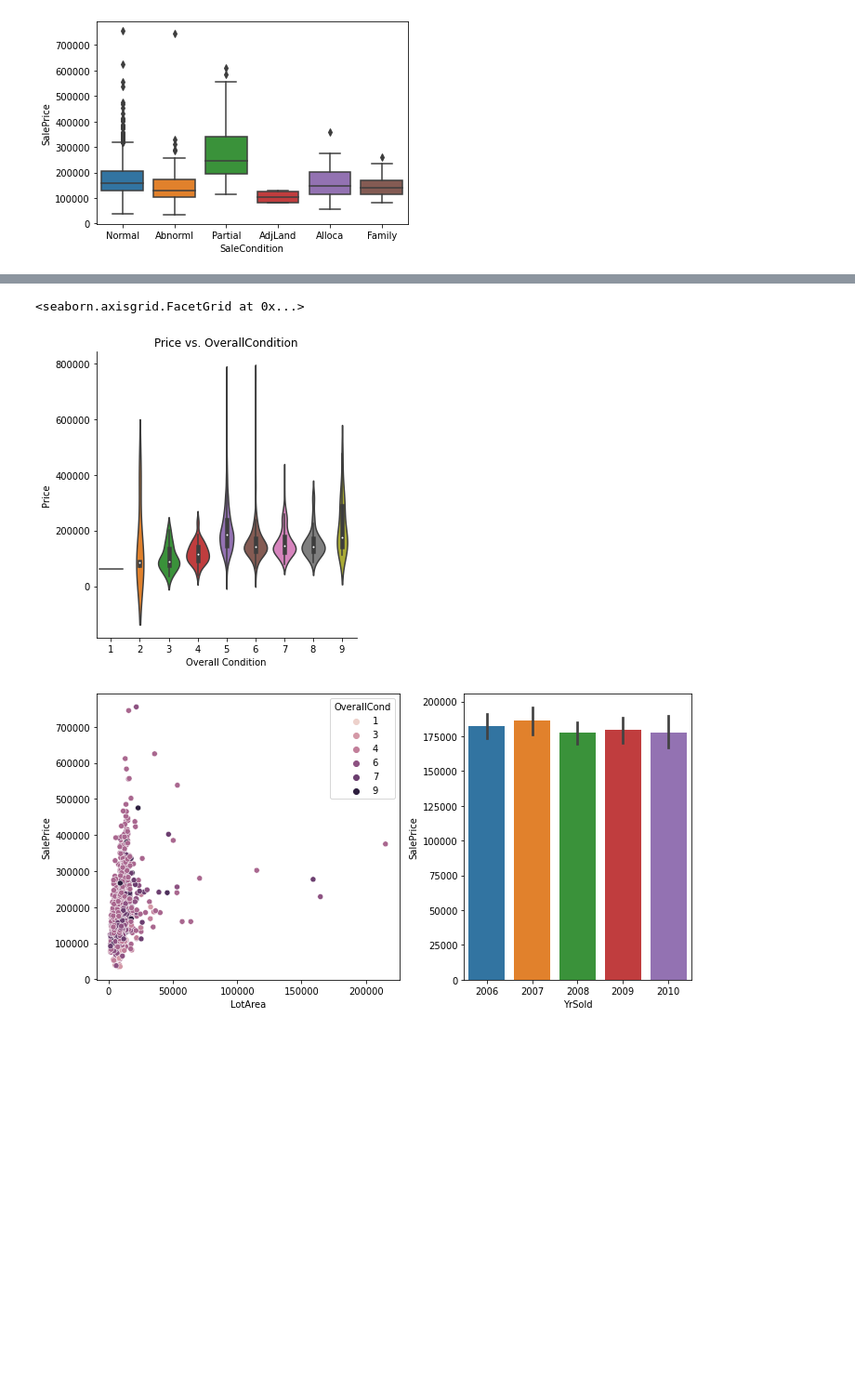
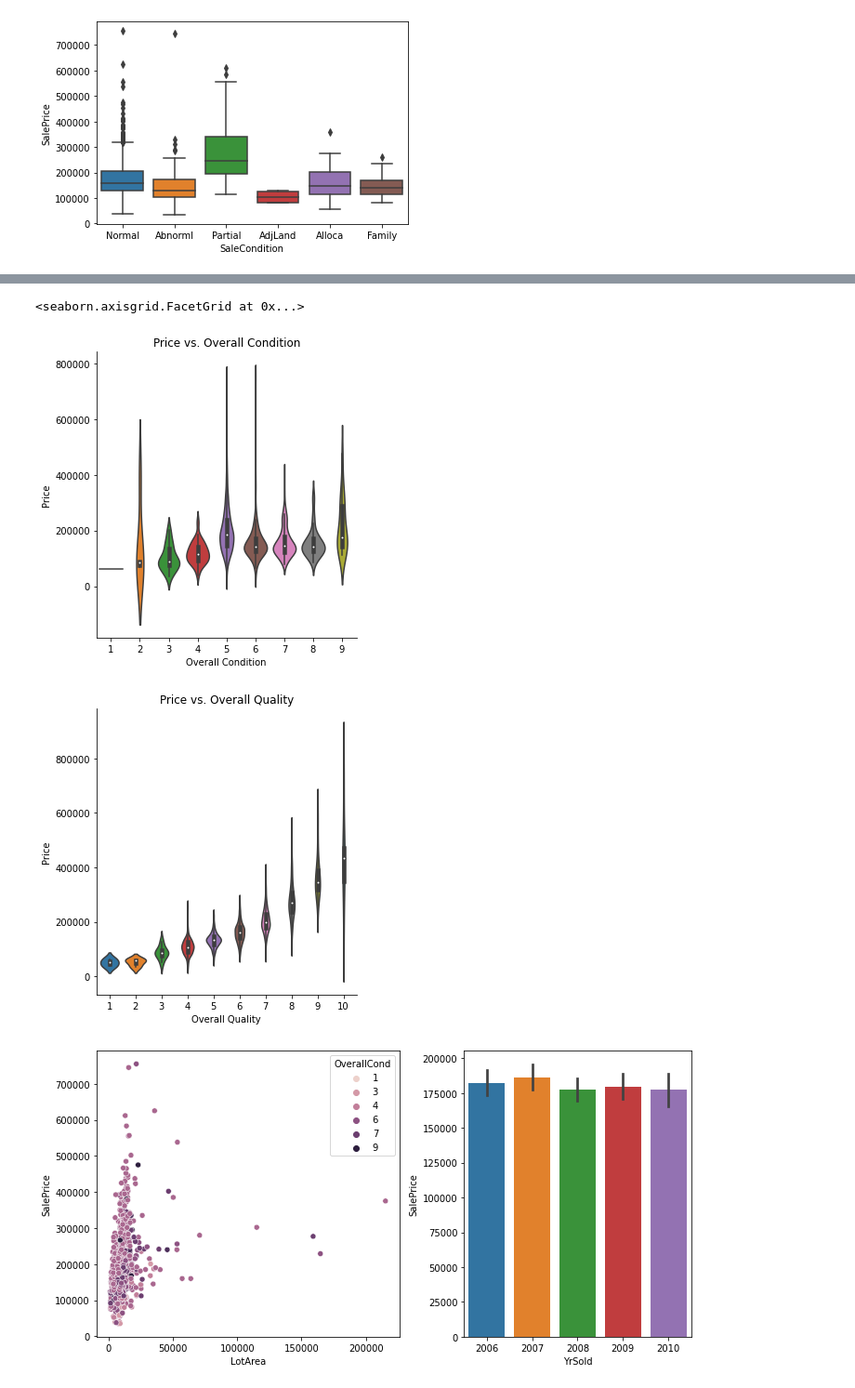
Before and after one commit to argentteb/argentteb.github.io, a Jupyter notebook: ProyectoDS_ParteIII_ArgentoCaputo.ipynb, the cells around one changed output, grey strips where cells are left out. Shown at 93% size. Saved outputs shown, nothing was run; the diff lists cells and outputs as text; code cells hidden in the pictures; blank space fills up the shorter version.

```diff
--- a/ProyectoDS_ParteIII_ArgentoCaputo.ipynb
+++ b/ProyectoDS_ParteIII_ArgentoCaputo.ipynb
@@ -104,11 +214,14 @@ Price_vs_SaleCond = sns.boxplot(x="SaleCondition", y="SalePrice", data=df)
 # %%
 # ¿Cómo es la distribución del precio de las propiedades en función de su condición general?
 
-ax = sns.catplot(data=df, kind='violin', x='OverallCond', y='SalePrice', split=True)
-ax.set(xlabel='Overall Condition', ylabel='Price', title='Price vs. OverallCondition')
+ax1 = sns.catplot(data=df, kind='violin', x='OverallCond', y='SalePrice',split=True)
+ax1.set(xlabel='Overall Condition', ylabel='Price', title='Price vs. Overall Condition')
+ax2 = sns.catplot(data=df, kind='violin', x='OverallQual', y='SalePrice',split=True)
+ax2.set(xlabel='Overall Quality', ylabel='Price', title='Price vs. Overall Quality')
 # %% [output]
 <seaborn.axisgrid.FacetGrid at 0x...>
-[figure, old version]
+[figure, new version]
+[figure, added]
 # %%
 # ¿Hay alguna relación entre el año de venta o el área del lote con el precio de venta? - Gráficos en Seaborn con axeslevels en matplotlib
 
```
Also changed, not shown: parts of 33 cells of this notebook.
